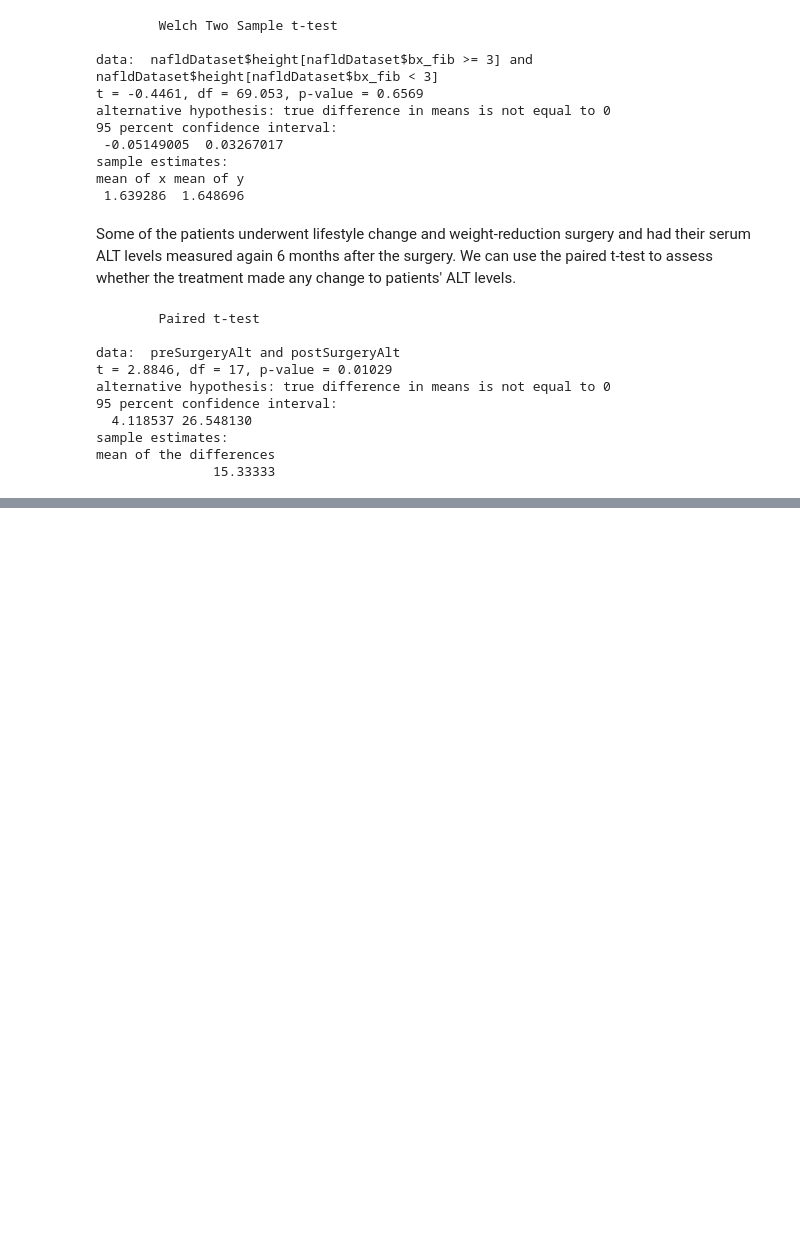
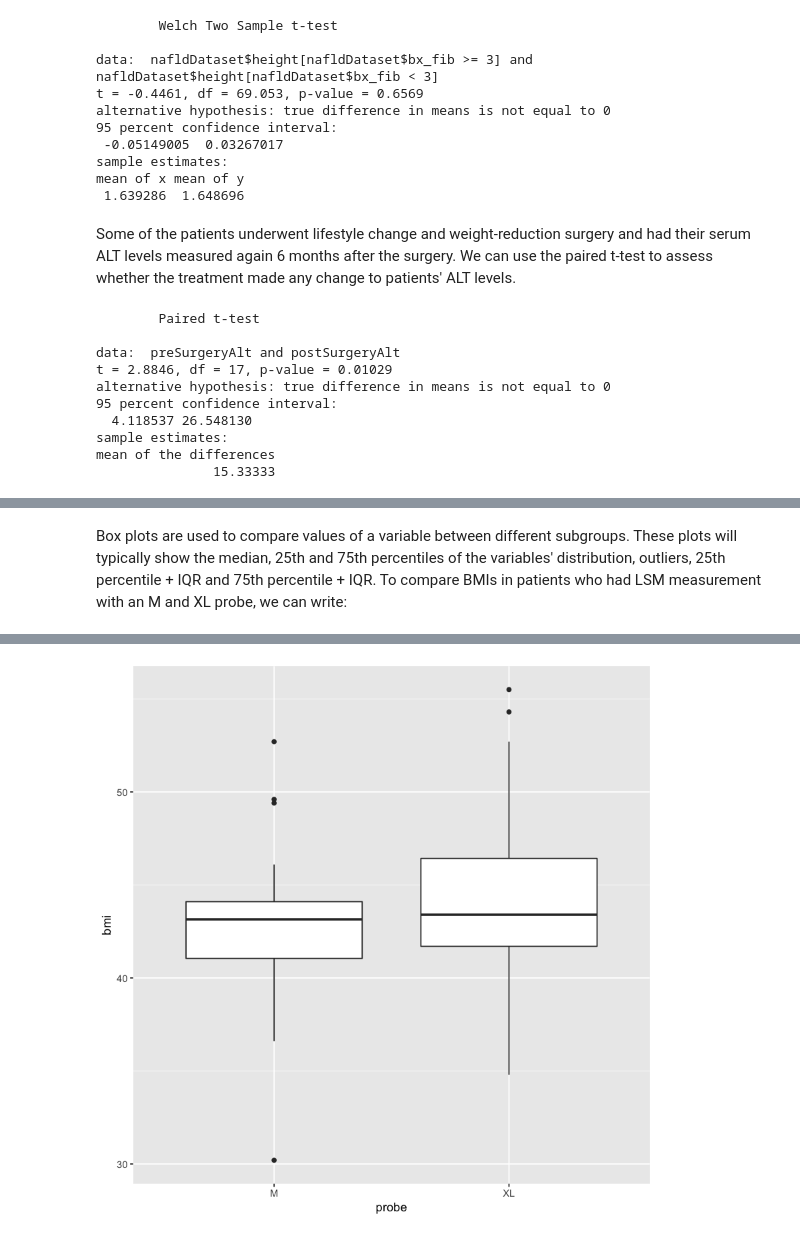
Before and after one commit to m-ferenc/Introduction_to_R_HT2021, a Jupyter notebook: intro_to_R_3.ipynb, the cells around one changed output, grey strips where cells are left out. Saved outputs shown, nothing was run; the diff lists cells and outputs as text; code cells hidden in the pictures; blank space fills up the shorter version.

```diff
--- a/intro_to_R_3.ipynb
+++ b/intro_to_R_3.ipynb
@@ -90,0 +162,5 @@ mean of the differences
+# %% [markdown]
+Box plots are used to compare values of a variable between different subgroups. These plots will typically show the median, 25th and 75th percentiles of the variables' distribution, outliers, 25th percentile + IQR and 75th percentile + IQR. To compare BMIs in patients who had LSM measurement with an M and XL probe, we can write:
+# %%
+ggplot(nafldDataset, aes(probe, bmi)) + geom_boxplot()
+# %% [output]
@@ -90,0 +169 @@ mean of the differences
+[figure, added]
```
Also changed, not shown: parts of 20 cells of this notebook, 1 other file.
